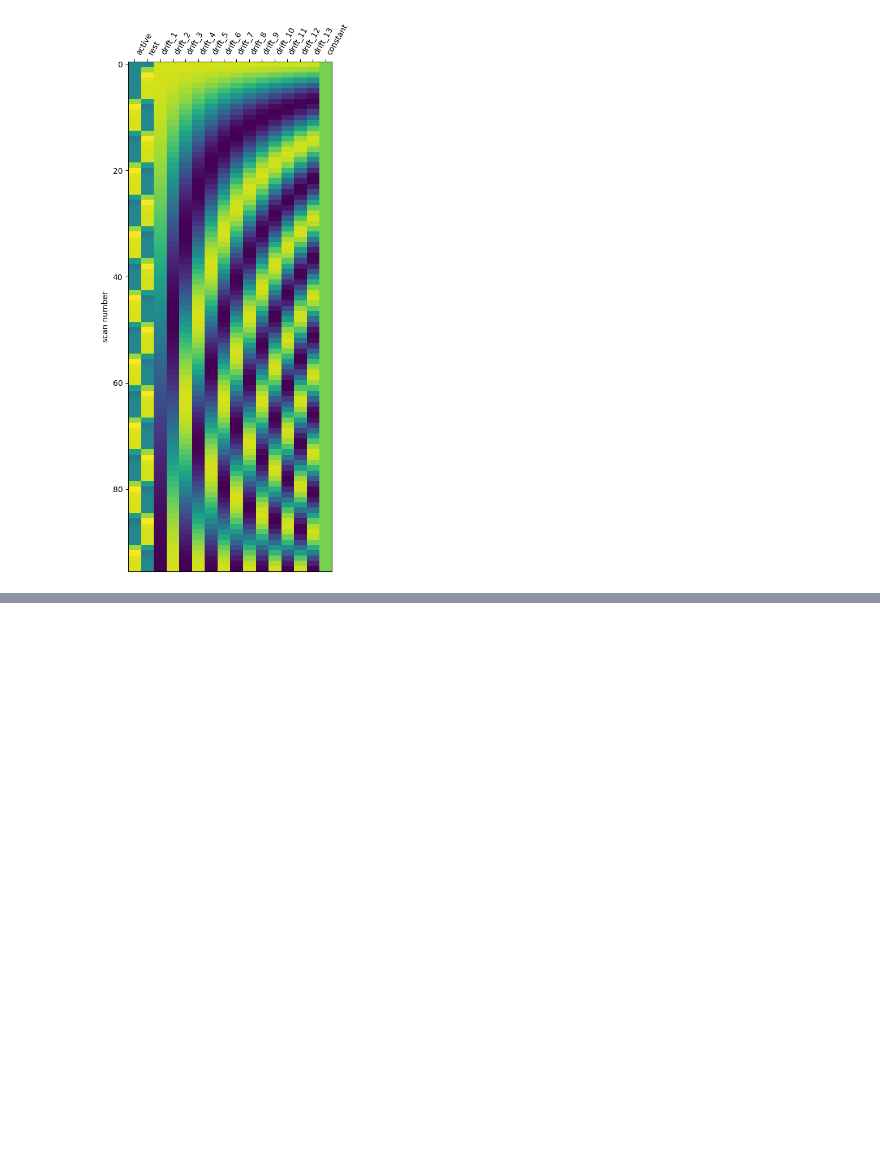
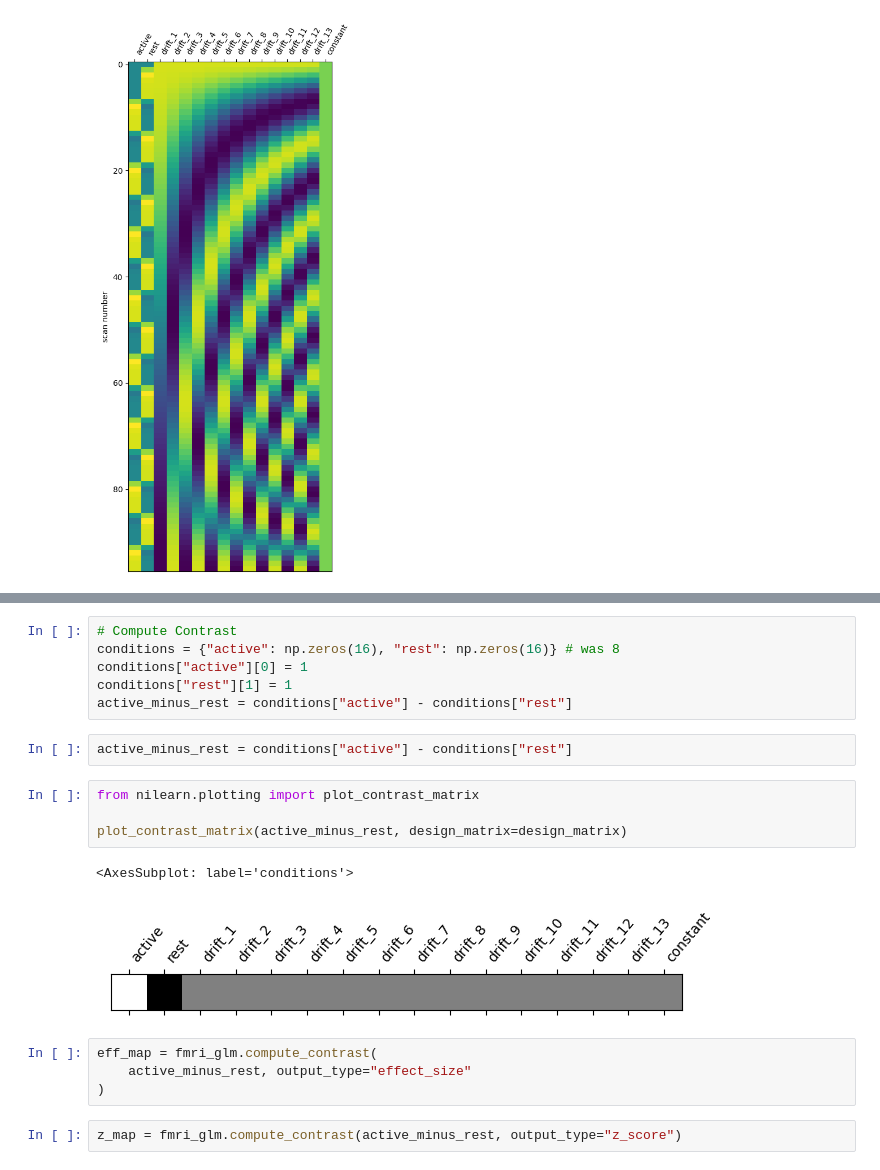
Before and after one commit to drewrl3v/fmri-sir, a Jupyter notebook: standard_glm_analysis.ipynb, the cells around one changed output, grey strips where cells are left out. Saved outputs shown, nothing was run; the diff lists cells and outputs as text; blank space fills up the shorter version.

```diff
--- a/standard_glm_analysis.ipynb
+++ b/standard_glm_analysis.ipynb
@@ -122,0 +130,21 @@ design_matrix.iloc[[1,0]]
+# %%
+# Compute Contrast
+conditions = {"active": np.zeros(16), "rest": np.zeros(16)} # was 8
+conditions["active"][0] = 1
+conditions["rest"][1] = 1
+active_minus_rest = conditions["active"] - conditions["rest"]
+# %%
+active_minus_rest = conditions["active"] - conditions["rest"]
+# %%
+from nilearn.plotting import plot_contrast_matrix
+
+plot_contrast_matrix(active_minus_rest, design_matrix=design_matrix)
+# %% [output]
+<AxesSubplot: label='conditions'>
+[figure, added]
+# %%
+eff_map = fmri_glm.compute_contrast(
+    active_minus_rest, output_type="effect_size"
+)
+# %%
+z_map = fmri_glm.compute_contrast(active_minus_rest, output_type="z_score")
```
Also changed, not shown: parts of 8 cells of this notebook.
